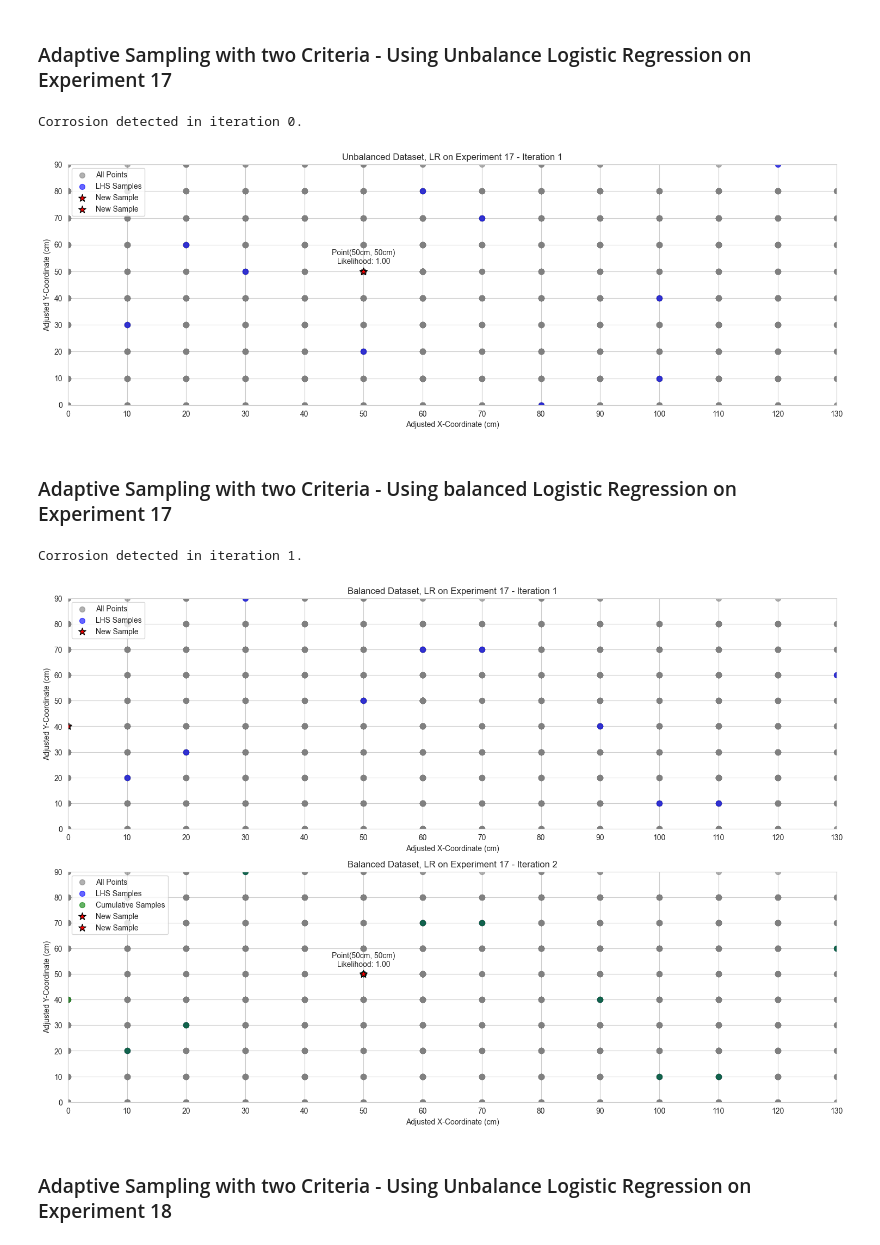
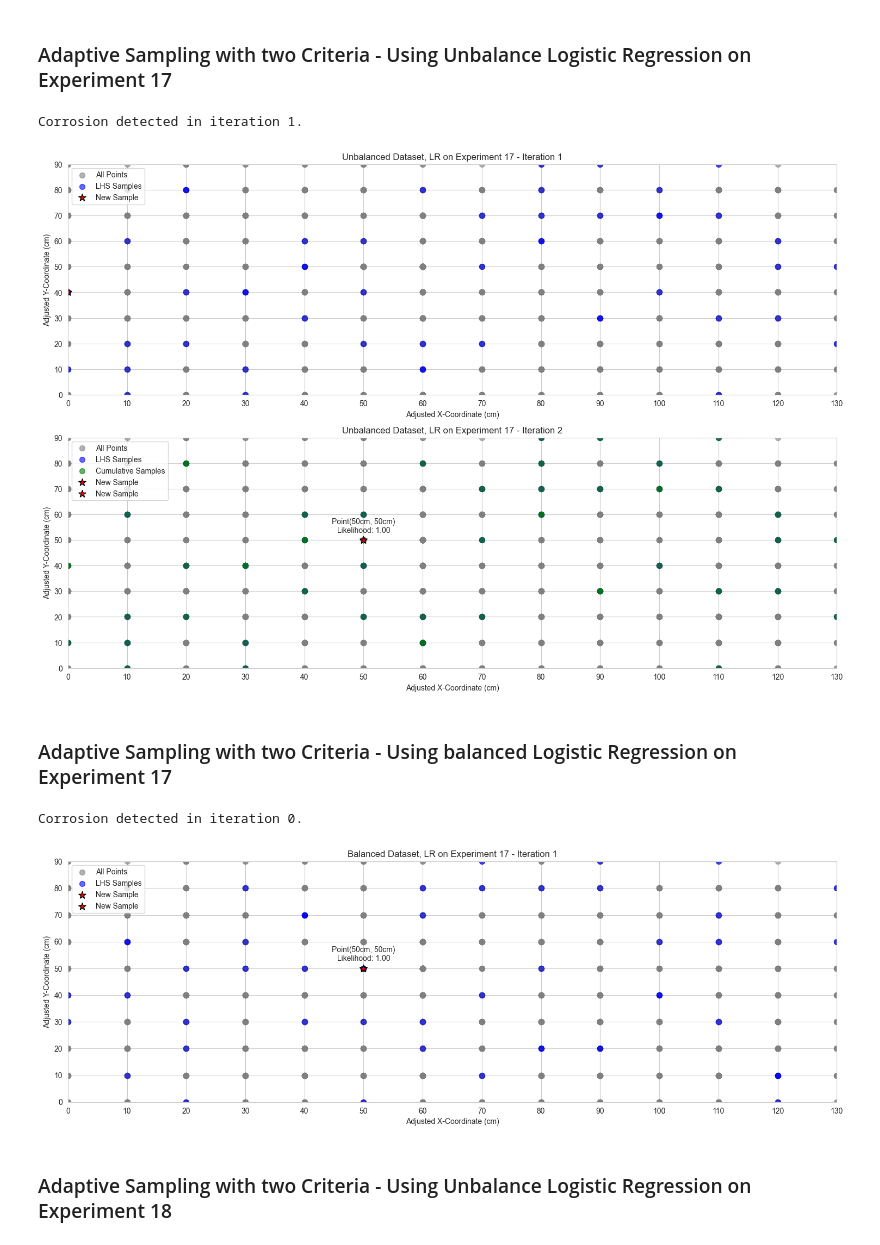
Before and after one commit to ghezalahmad/Adaptive-Sampling, a Jupyter notebook: AS_Balance_Unbalace_Logistic_Regression.ipynb, the cells around one changed output. Drawn from its saved outputs; the diff is of its cells as text; code cells hidden in the pictures.

```diff
--- a/AS_Balance_Unbalace_Logistic_Regression.ipynb
+++ b/AS_Balance_Unbalace_Logistic_Regression.ipynb
@@ -263,8 +263,8 @@ data_17 = data[data['Experiment'] == 17]
 data_17 = data_17.reset_index(drop=True)
 
 # Now you can use this function in your code as before
-lhs_x_samples = latin_hypercube_sampling(data_17['X-Coordinate_Adjusted_10'], 10)
-lhs_y_samples = latin_hypercube_sampling(data_17['Y-Coordinate_Adjusted_10'], 10)
+lhs_x_samples = latin_hypercube_sampling(data_17['X-Coordinate_Adjusted_10'], 50)
+lhs_y_samples = latin_hypercube_sampling(data_17['Y-Coordinate_Adjusted_10'], 50)
 
 
 initial_samples = []
@@ -344,35 +344,35 @@ for iteration in range(10):  # Set the number of iterations
     # Check if criteria are met
     criteria_met = predicted_label[0] == 1 and predicted_proba > 0.5
 
     # Update plot for each iteration including likelihood if criteria are met
     plot_adaptive_sampling(lhs_samples, cumulative_samples, new_sample, iteration, criteria_met, predicted_proba)
 
     # Break if criteria are met
     if criteria_met:
         print(f"Corrosion detected in iteration {iteration}.")
         break
 
     # ... rest of the loop ...
         # Update the sets of selected and unselected samples
     cumulative_samples = pd.concat([cumulative_samples, new_sample])
 
     # Drop the new sample from unselected_data using a boolean mask
     mask = unselected_data.index.isin(new_sample.index)
     unselected_data = unselected_data[~mask].reset_index(drop=True)
 
     # Check if the new point meets the criteria (corrosion detected with label == 1 and p > 0.5)
     predicted_label = log_reg.predict(new_sample[features])
     predicted_proba = log_reg.predict_proba(new_sample[features])[:, 1]
 
     if predicted_label[0] == 1 or predicted_proba[0] > 0.5:
         print(f"Corrosion detected in iteration {iteration}.")
         break
 
 plt.tight_layout()
 plt.show()
 # %% [output]
-Corrosion detected in iteration 0.
+Corrosion detected in iteration 1.
-[figure, old version]
+[figure, new version]
 # %% [markdown]
 ### Adaptive Sampling with two Criteria - Using balanced Logistic Regression on  Experiment 17
 # %%
@@ -416,8 +416,8 @@ data_17 = data[data['Experiment'] == 17]
 data_17 = data_17.reset_index(drop=True)
 
 # Now you can use this function in your code as before
-lhs_x_samples = latin_hypercube_sampling(data_17['X-Coordinate_Adjusted_10'], 10)
-lhs_y_samples = latin_hypercube_sampling(data_17['Y-Coordinate_Adjusted_10'], 10)
+lhs_x_samples = latin_hypercube_sampling(data_17['X-Coordinate_Adjusted_10'], 50)
+lhs_y_samples = latin_hypercube_sampling(data_17['Y-Coordinate_Adjusted_10'], 50)
 
 
 initial_samples = []
@@ -524,8 +524,8 @@ for iteration in range(10):  # Set the number of iterations
 plt.tight_layout()
 plt.show()
 # %% [output]
-Corrosion detected in iteration 1.
+Corrosion detected in iteration 0.
-[figure, old version]
+[figure, new version]
 # %% [markdown]
 ### Adaptive Sampling with two Criteria - Using Unbalance Logistic Regression on  Experiment 18
 # %%
```
Also changed, not shown: parts of 2 cells of this notebook, 4 other files.
